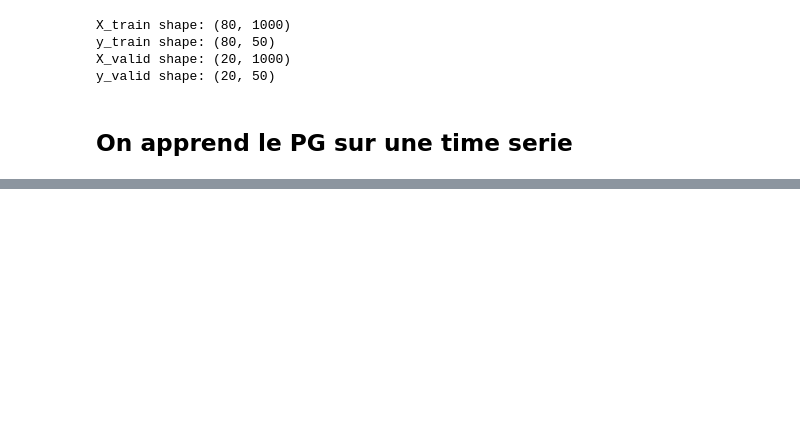
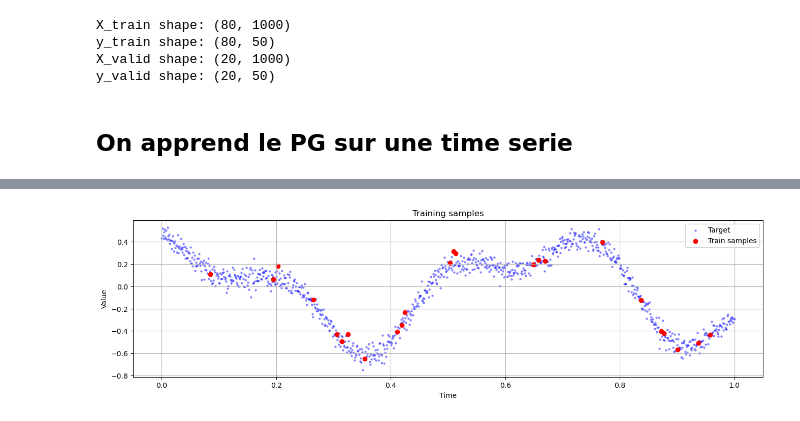
Before and after one commit to BenjaminDeporte/MVA_Stage, a Jupyter notebook: libs/TEST_train_GP_maison.ipynb, the cells around one changed output, grey strips where cells are left out. Saved outputs shown, nothing was run; the diff lists cells and outputs as text; code cells hidden in the pictures; blank space fills up the shorter version.

```diff
--- a/libs/TEST_train_GP_maison.ipynb
+++ b/libs/TEST_train_GP_maison.ipynb
@@ -168,3 +178,15 @@ Using 7 samples for training
+# %%
+fig, ax = plt.subplots(figsize=(16, 4))
+ax.scatter(times[0].cpu().numpy(), targets[0].cpu().numpy(), color='blue', marker=".", alpha=0.5, linewidth=0.05, label="Target")
+ax.scatter(train_times[0].cpu().numpy(), train_targets[0].cpu().numpy(), color='red', marker="o", linewidth=1, label="Train samples")
+ax.set_title("Training samples")
+ax.set_xlabel("Time")
+ax.set_ylabel("Value")
+ax.legend()
+ax.grid(True)
+plt.show()
+# %% [output]
+[figure, added]
 # %%
 # learnable parameters : kernel parameters only
 optimizer = torch.optim.Adam(
```
Also changed, not shown: parts of 8 cells of this notebook.
